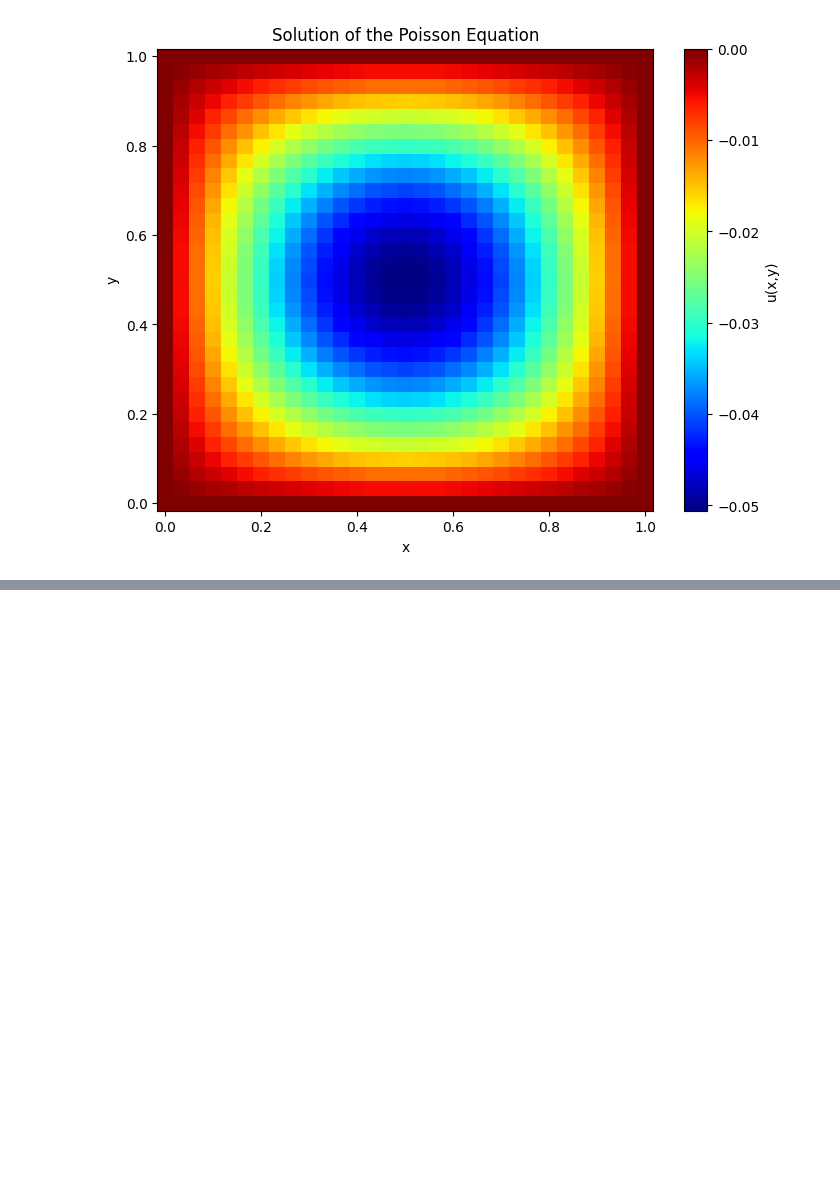
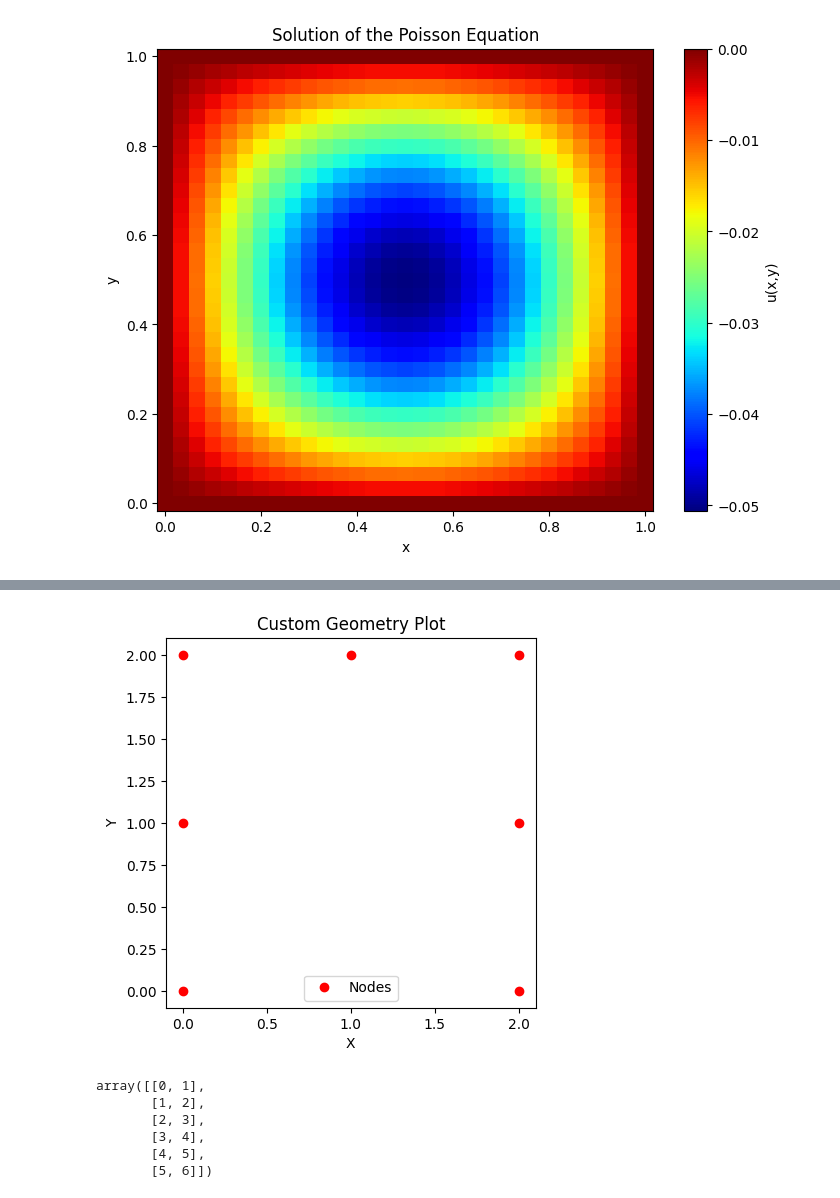
Before and after one commit to pauloakira/ai-pinn, a Jupyter notebook: vem.ipynb, the cells around one changed output, grey strips where cells are left out. Drawn from its saved outputs; the diff is of its cells as text; code cells hidden in the pictures; blank space fills up the shorter version.

```diff
--- a/vem.ipynb
+++ b/vem.ipynb
@@ -357,0 +404,43 @@ compute_l2_error(torch.tensor(uh_vem), predicted_displacements)
+# %%
+num_elements_per_edge = 2
+
+x_coords = np.linspace(0, L, num_elements_per_edge + 1)
+y_coords = np.linspace(0, L, num_elements_per_edge + 1)
+
+top_nodes = np.array([[x, L] for x in x_coords if x != 0])
+left_nodes = np.array([[0, y] for y in y_coords])
+right_nodes = np.array([[L, y] for y in reversed(y_coords) if y != L])
+
+nodes = np.vstack([left_nodes, top_nodes, right_nodes])
+
+elements = np.array([[i, i+1] for i in range(len(nodes)-len(top_nodes)+1)])
+flatten_elements = elements.flatten()
+
+supp = np.array([[flatten_elements[0], 1, 1, 1], [flatten_elements[-1], 1, 1, 1]])
+# %%
+def plot_nodes(nodes):
+    fig, ax = plt.subplots()
+
+    # Plot nodes
+    ax.plot(nodes[:, 0], nodes[:, 1], 'ro', label='Nodes')
+
+    ax.set_aspect('equal')
+    ax.set_xlabel('X')
+    ax.set_ylabel('Y')
+    ax.set_title('Custom Geometry Plot')
+    plt.legend()
+    plt.show()
+
+# Plot the nodes
+plot_nodes(nodes)
+# %% [output]
+[figure, added]
+# %%
+elements
+# %% [output]
+array([[0, 1],
+       [1, 2],
+       [2, 3],
+       [3, 4],
+       [4, 5],
+       [5, 6]])
```
Also changed, not shown: parts of 12 cells of this notebook, 1 other file.
